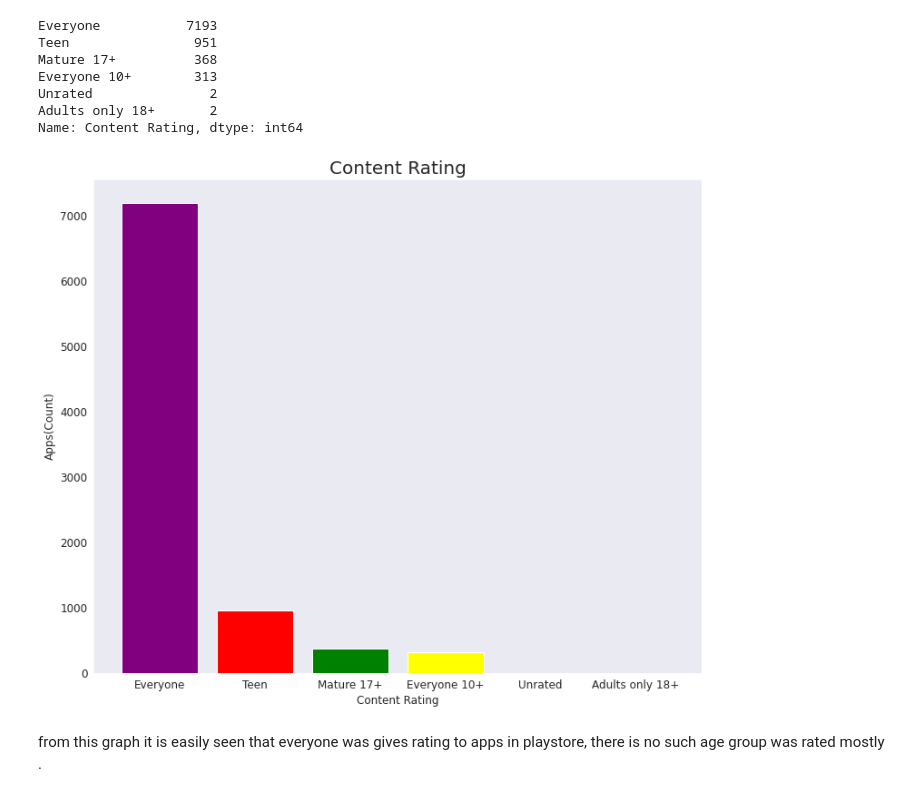
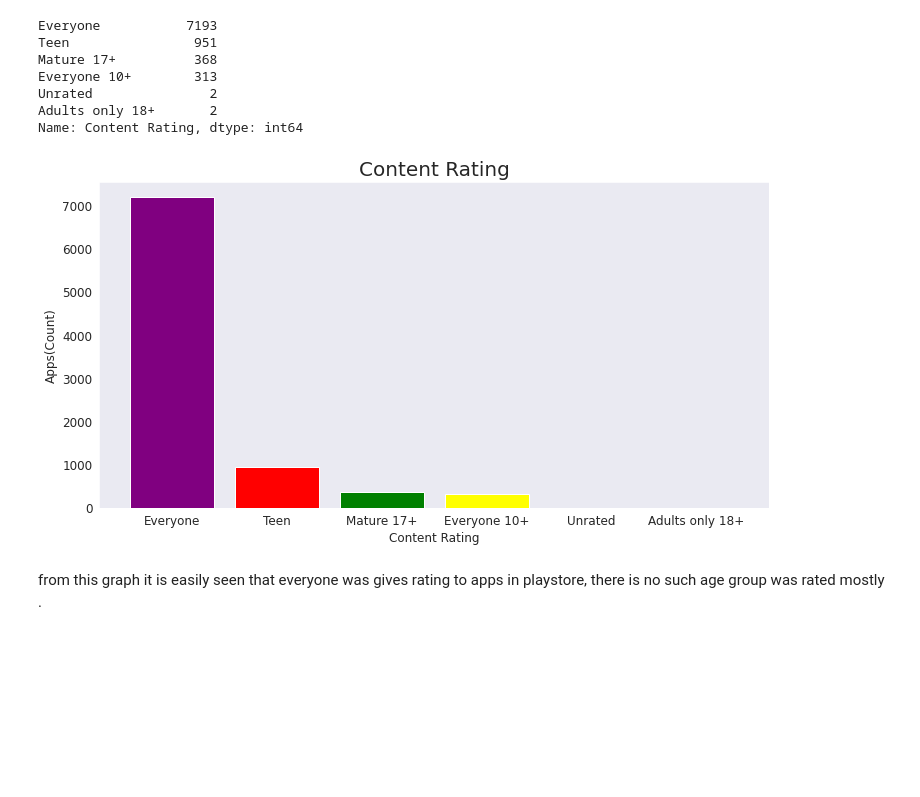
Before and after one commit to Nkbhapkar/EDA-on-playstore, a Jupyter notebook: Exploratory_data_analysis_on_Play_Store_App_Review_Analysis_Capstone_Project.ipynb, the cells around one changed output. Cells and saved outputs as stored; diff of their text form; code cells hidden in the pictures; blank space fills up the shorter version.

```diff
--- a/Exploratory_data_analysis_on_Play_Store_App_Review_Analysis_Capstone_Project.ipynb
+++ b/Exploratory_data_analysis_on_Play_Store_App_Review_Analysis_Capstone_Project.ipynb
@@ -555,13 +555,13 @@ Unrated               2
 Adults only 18+       2
 Name: Content Rating, dtype: int64
 # %%
-plt.figure(figsize=(12,10))
+plt.figure(figsize=(12,6))
 plt.bar(x2,y2,width=0.8,color=['purple','red','green','yellow','cyan','blue']);
 plt.title('Content Rating',size = 20);
 plt.ylabel('Apps(Count)');
 plt.xlabel('Content Rating');
 # %% [output]
-[figure, old version]
+[figure, new version]
 # %% [markdown]
 from this graph it is easily seen that everyone was gives rating to apps in playstore, there is no such age group was rated mostly .
 # %% [markdown]
```
Also changed, not shown: parts of 13 cells of this notebook.
